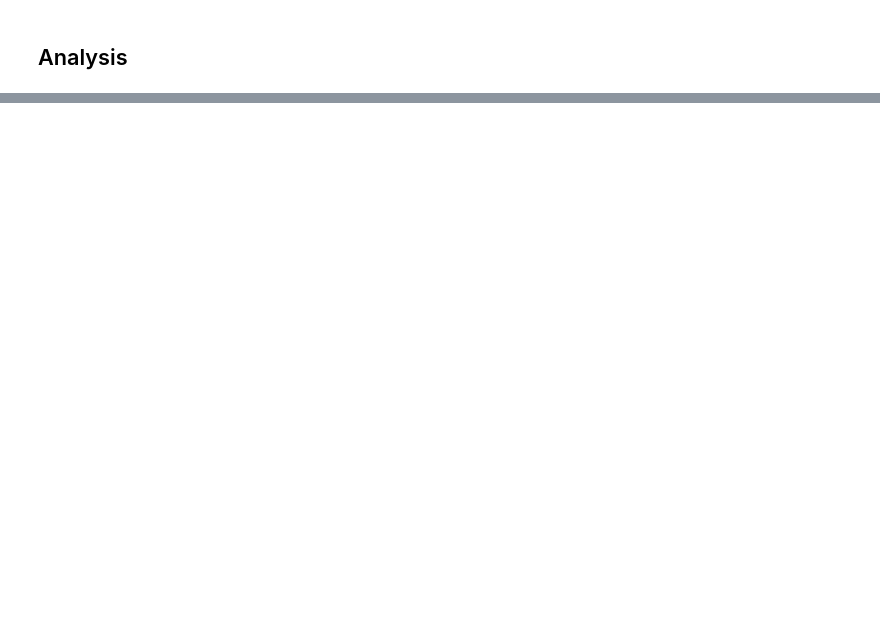
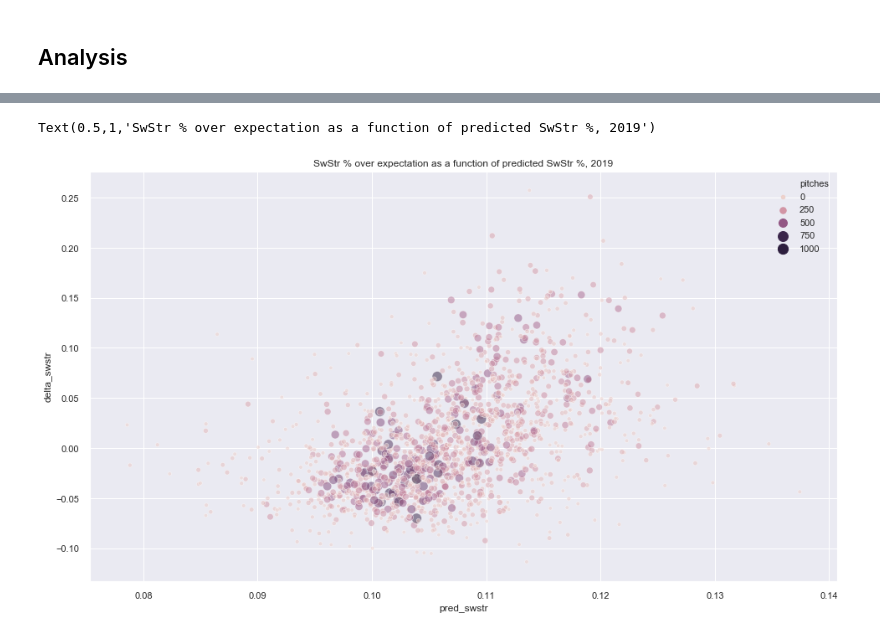
Before and after one commit to anthonydelage/mlb-db-analysis, a Jupyter notebook: notebooks/7.0 - Expected Pitch Effectiveness.ipynb, the cells around one changed output, grey strips where cells are left out. Saved outputs shown, nothing was run; the diff lists cells and outputs as text; code cells hidden in the pictures; blank space fills up the shorter version.

```diff
--- a/notebooks/7.0 - Expected Pitch Effectiveness.ipynb
+++ b/notebooks/7.0 - Expected Pitch Effectiveness.ipynb
@@ -515,0 +530,11 @@ df_summary.to_csv('~/Desktop/expected_swstr_all_time.csv')
+# %%
+df_swstr_2019 = df_swstr[df_swstr['game_year'] == 2019].groupby(['pitcher_id', 'pitcher_name', 'pitch_type']).agg({
+    'event_id': 'count',
+    'flag_swstr': 'mean',
+    'pred_swstr': 'mean'
+}).rename(columns={
+    'event_id': 'pitches',
+    'flag_swstr': 'swstr'
+})
+
+df_swstr_2019['delta_swstr'] = df_swstr_2019['swstr'] - df_swstr_2019['pred_swstr']
@@ -515,0 +556,19 @@ df_summary.to_csv('~/Desktop/expected_swstr_all_time.csv')
+# %%
+# Summary filters
+_cutoff_year_swstr = df_swstr_2019['pitches'] > 50
+
+df_swstr_2019_f = df_swstr_2019[_cutoff_year_swstr]
+# %%
+sns.scatterplot(
+    x=df_swstr_2019_f['pred_swstr'],
+    y=df_swstr_2019_f['delta_swstr'],
+    hue=df_swstr_2019_f['pitches'],
+    size=df_swstr_2019_f['pitches'],
+    sizes=(20, 150),
+    alpha=0.5
+)
+
+plt.title('SwStr % over expectation as a function of predicted SwStr %, 2019')
+# %% [output]
+Text(0.5,1,'SwStr % over expectation as a function of predicted SwStr %, 2019')
+[figure, added]
```
Also changed, not shown: parts of 53 cells of this notebook, 6 other files.
